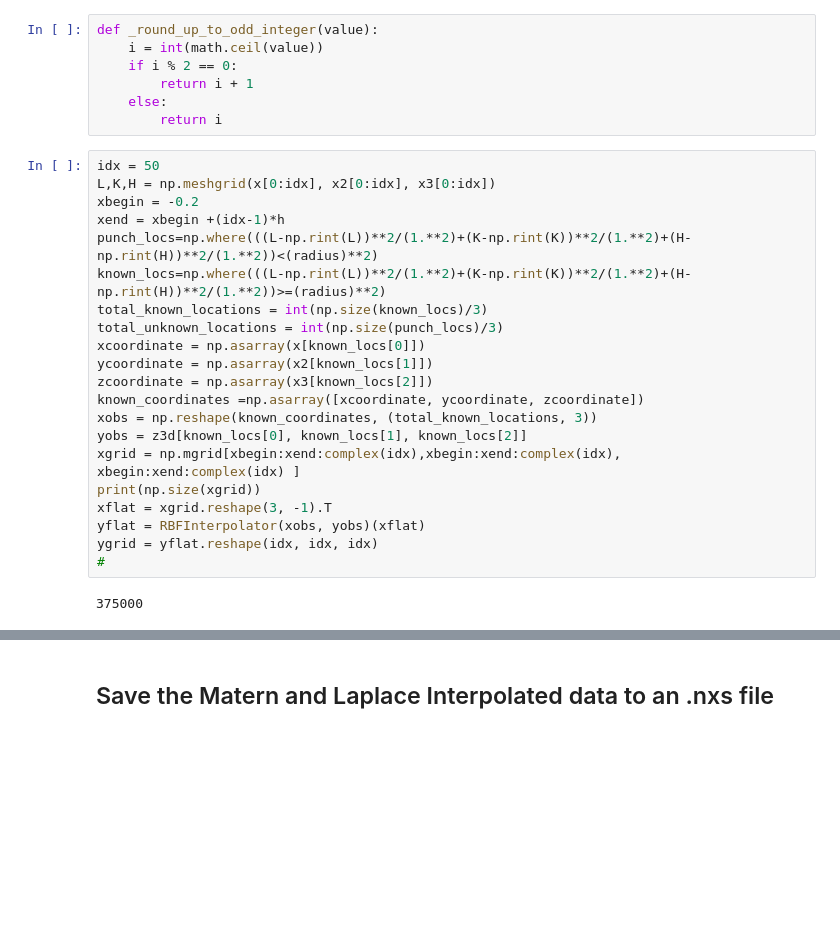
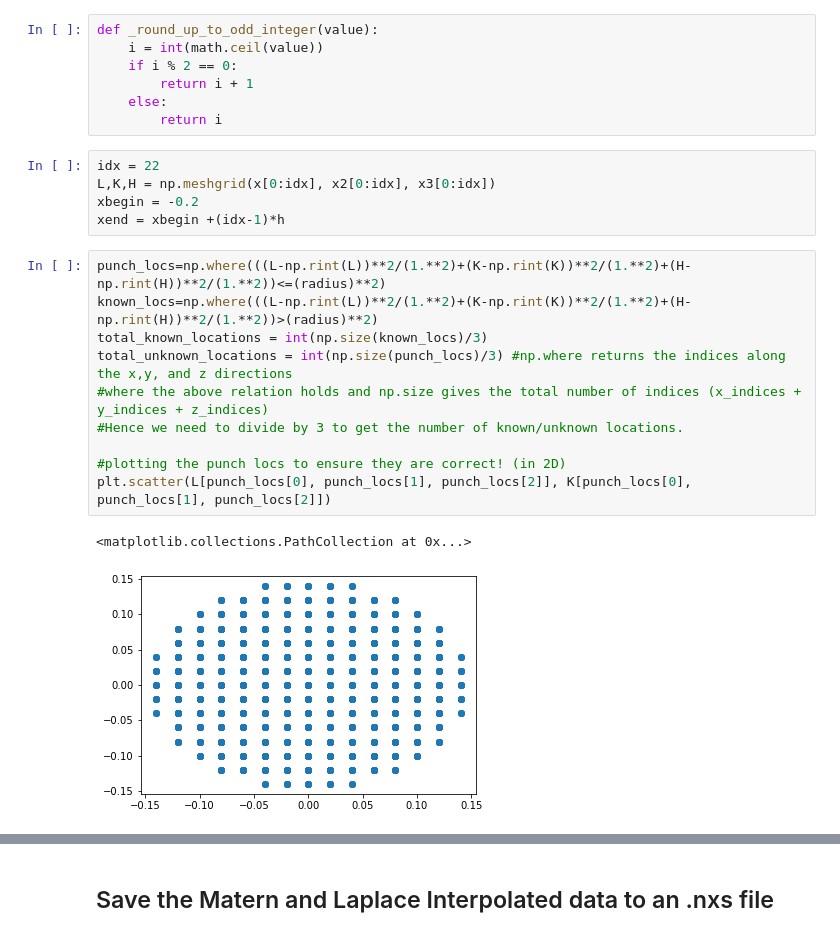
Before and after one commit to haleycl/LaplaceInterpolation.jl, a Jupyter notebook: Notebooks/python/MaternInterpolationWorkflow.ipynb, the cells around one changed output, grey strips where cells are left out. Drawn from its saved outputs; the diff is of its cells as text; blank space fills up the shorter version.

```diff
--- a/Notebooks/python/MaternInterpolationWorkflow.ipynb
+++ b/Notebooks/python/MaternInterpolationWorkflow.ipynb
@@ -306,26 +306,21 @@ def _round_up_to_odd_integer(value):
         return i + 1
     else:
         return i
+# %%
+idx = 22
+L,K,H = np.meshgrid(x[0:idx], x2[0:idx], x3[0:idx])
+xbegin = -0.2
+xend = xbegin +(idx-1)*h
 # %%
-idx = 50
-L,K,H = np.meshgrid(x[0:idx], x2[0:idx], x3[0:idx])
-xbegin = -0.2
-xend = xbegin +(idx-1)*h
-punch_locs=np.where(((L-np.rint(L))**2/(1.**2)+(K-np.rint(K))**2/(1.**2)+(H-np.rint(H))**2/(1.**2))<(radius)**2)
-known_locs=np.where(((L-np.rint(L))**2/(1.**2)+(K-np.rint(K))**2/(1.**2)+(H-np.rint(H))**2/(1.**2))>=(radius)**2)
+punch_locs=np.where(((L-np.rint(L))**2/(1.**2)+(K-np.rint(K))**2/(1.**2)+(H-np.rint(H))**2/(1.**2))<=(radius)**2)
+known_locs=np.where(((L-np.rint(L))**2/(1.**2)+(K-np.rint(K))**2/(1.**2)+(H-np.rint(H))**2/(1.**2))>(radius)**2)
 total_known_locations = int(np.size(known_locs)/3)
-total_unknown_locations = int(np.size(punch_locs)/3)
-xcoordinate = np.asarray(x[known_locs[0]])
-ycoordinate = np.asarray(x2[known_locs[1]])
-zcoordinate = np.asarray(x3[known_locs[2]])
-known_coordinates =np.asarray([xcoordinate, ycoordinate, zcoordinate])
-xobs = np.reshape(known_coordinates, (total_known_locations, 3))
-yobs = z3d[known_locs[0], known_locs[1], known_locs[2]]
-xgrid = np.mgrid[xbegin:xend:complex(idx),xbegin:xend:complex(idx), xbegin:xend:complex(idx) ]
-print(np.size(xgrid))
-xflat = xgrid.reshape(3, -1).T
-yflat = RBFInterpolator(xobs, yobs)(xflat)
-ygrid = yflat.reshape(idx, idx, idx)
-#
+total_unknown_locations = int(np.size(punch_locs)/3) #np.where returns the indices along the x,y, and z directions
+#where the above relation holds and np.size gives the total number of indices (x_indices + y_indices + z_indices)
+#Hence we need to divide by 3 to get the number of known/unknown locations.
+
+#plotting the punch locs to ensure they are correct! (in 2D)
+plt.scatter(L[punch_locs[0], punch_locs[1], punch_locs[2]], K[punch_locs[0], punch_locs[1], punch_locs[2]])
 # %% [output]
-375000
+<matplotlib.collections.PathCollection at 0x...>
+[figure, added]
```
Also changed, not shown: parts of 5 cells of this notebook.
